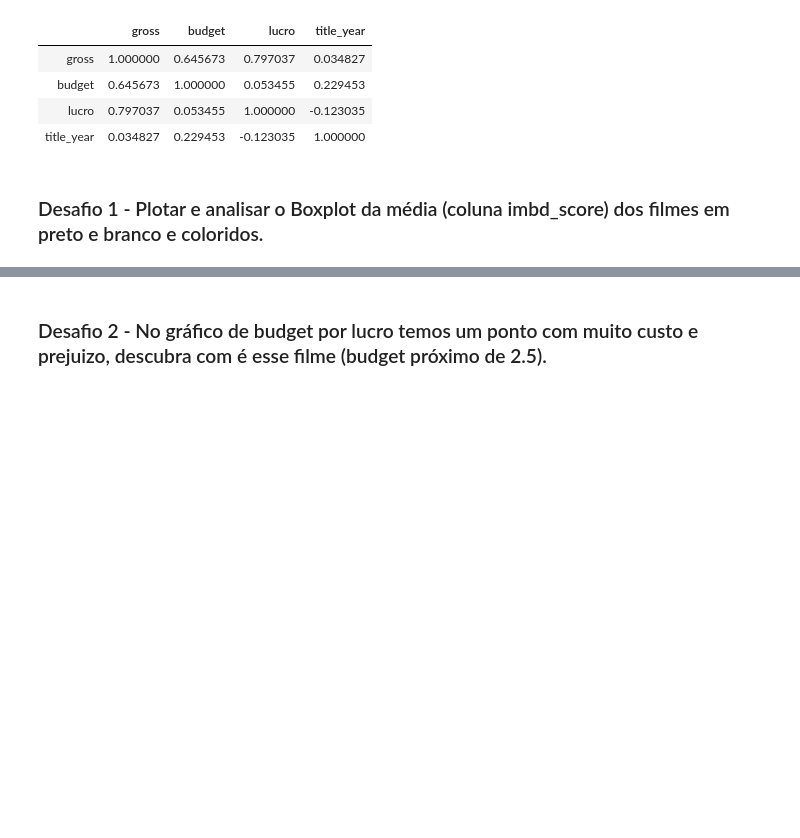
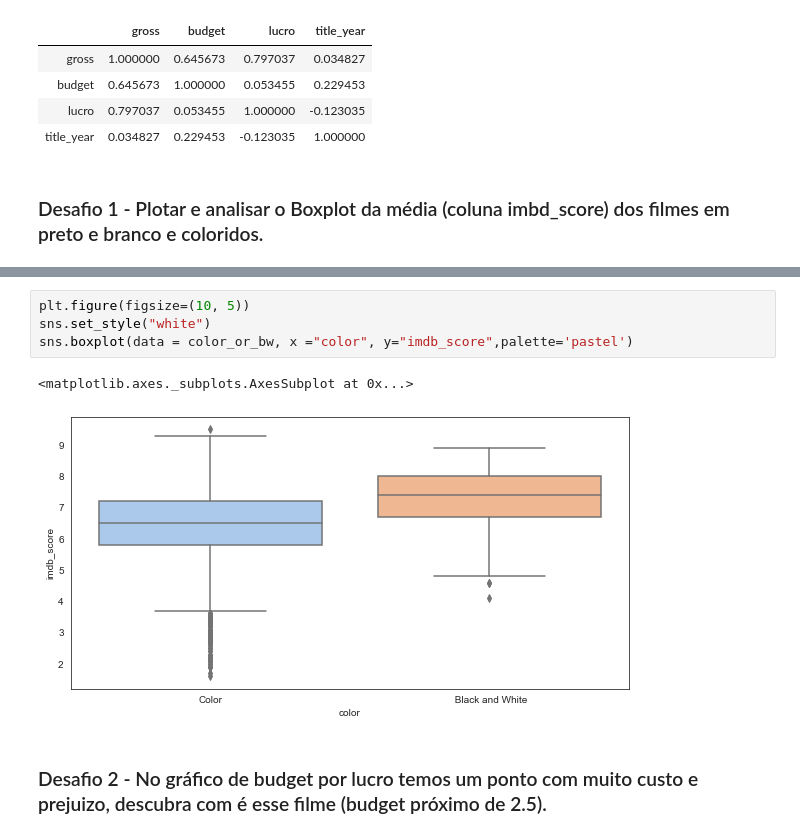
Before and after one commit to mtalaisys/quarentenadados, a Jupyter notebook: QuarentenaDados - Aula 3.ipynb, the cells around one changed output, grey strips where cells are left out. Saved outputs shown, nothing was run; the diff lists cells and outputs as text; blank space fills up the shorter version.

```diff
--- a/QuarentenaDados - Aula 3.ipynb
+++ b/QuarentenaDados - Aula 3.ipynb
@@ -308,2 +318,9 @@ imdb_usa[["gross", "budget", "lucro", "title_year"]].corr()
+# %%
+plt.figure(figsize=(10, 5))
+sns.set_style("white")
+sns.boxplot(data = color_or_bw, x ="color", y="imdb_score",palette='pastel')
+# %% [output]
+<matplotlib.axes._subplots.AxesSubplot at 0x...>
+[figure, added]
 # %% [markdown]
 ### Desafio 2 - No gráfico de budget por lucro temos um ponto com muito custo e prejuizo, descubra com é esse filme (budget próximo de 2.5).
```
Also changed, not shown: parts of 6 cells of this notebook, 1 other file.
